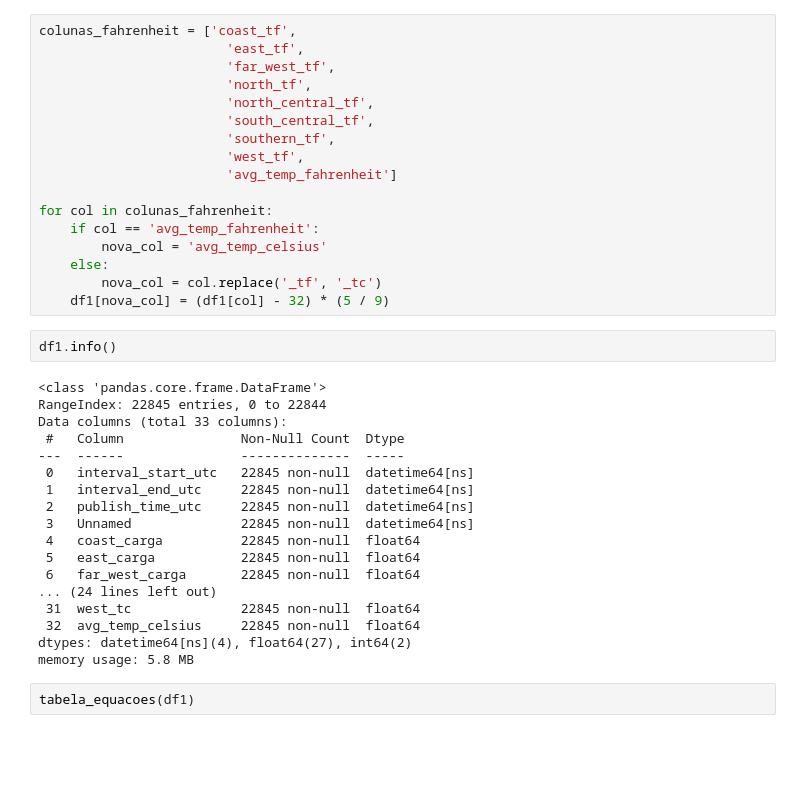
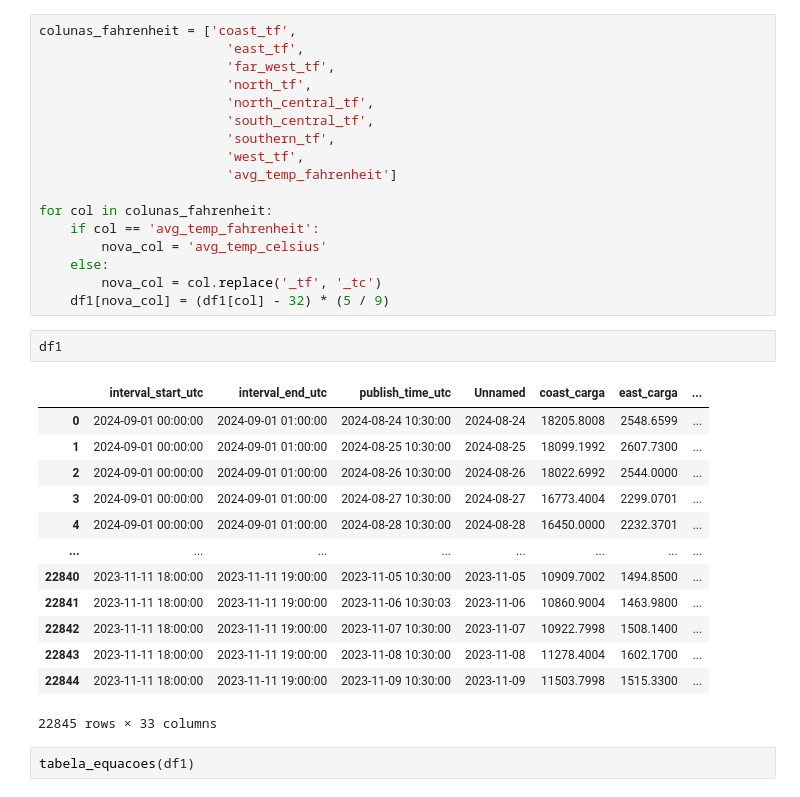
Before and after one commit to jrodrigotico/serena-tcc, a Jupyter notebook: debug_modelo.ipynb, the cells around one changed output. Cells and saved outputs as stored; diff of their text form; blank space fills up the shorter version.

```diff
--- a/debug_modelo.ipynb
+++ b/debug_modelo.ipynb
@@ -37,25 +37,21 @@ for col in colunas_fahrenheit:
         nova_col = col.replace('_tf', '_tc')
     df1[nova_col] = (df1[col] - 32) * (5 / 9)
 # %%
-df1.info()
+df1
 # %% [output]
+|  | interval_start_utc | interval_end_utc | publish_time_utc | Unnamed | coast_carga | east_carga | ... |
+| 0 | 2024-09-01 00:00:00 | 2024-09-01 01:00:00 | 2024-08-24 10:30:00 | 2024-08-24 | 18205.8008 | 2548.6599 | ... |
+| 1 | 2024-09-01 00:00:00 | 2024-09-01 01:00:00 | 2024-08-25 10:30:00 | 2024-08-25 | 18099.1992 | 2607.7300 | ... |
+| 2 | 2024-09-01 00:00:00 | 2024-09-01 01:00:00 | 2024-08-26 10:30:00 | 2024-08-26 | 18022.6992 | 2544.0000 | ... |
+| 3 | 2024-09-01 00:00:00 | 2024-09-01 01:00:00 | 2024-08-27 10:30:00 | 2024-08-27 | 16773.4004 | 2299.0701 | ... |
+| 4 | 2024-09-01 00:00:00 | 2024-09-01 01:00:00 | 2024-08-28 10:30:00 | 2024-08-28 | 16450.0000 | 2232.3701 | ... |
+| ... | ... | ... | ... | ... | ... | ... | ... |
+| 22840 | 2023-11-11 18:00:00 | 2023-11-11 19:00:00 | 2023-11-05 10:30:00 | 2023-11-05 | 10909.7002 | 1494.8500 | ... |
+| 22841 | 2023-11-11 18:00:00 | 2023-11-11 19:00:00 | 2023-11-06 10:30:03 | 2023-11-06 | 10860.9004 | 1463.9800 | ... |
+| 22842 | 2023-11-11 18:00:00 | 2023-11-11 19:00:00 | 2023-11-07 10:30:00 | 2023-11-07 | 10922.7998 | 1508.1400 | ... |
+| 22843 | 2023-11-11 18:00:00 | 2023-11-11 19:00:00 | 2023-11-08 10:30:00 | 2023-11-08 | 11278.4004 | 1602.1700 | ... |
+| 22844 | 2023-11-11 18:00:00 | 2023-11-11 19:00:00 | 2023-11-09 10:30:00 | 2023-11-09 | 11503.7998 | 1515.3300 | ... |
-<class 'pandas.core.frame.DataFrame'>
-RangeIndex: 22845 entries, 0 to 22844
-Data columns (total 33 columns):
- #   Column               Non-Null Count  Dtype
----  ------               --------------  -----
- 0   interval_start_utc   22845 non-null  datetime64[ns]
- 1   interval_end_utc     22845 non-null  datetime64[ns]
- 2   publish_time_utc     22845 non-null  datetime64[ns]
- 3   Unnamed              22845 non-null  datetime64[ns]
- 4   coast_carga          22845 non-null  float64
- 5   east_carga           22845 non-null  float64
- 6   far_west_carga       22845 non-null  float64
-... (24 lines left out)
- 31  west_tc              22845 non-null  float64
- 32  avg_temp_celsius     22845 non-null  float64
-dtypes: datetime64[ns](4), float64(27), int64(2)
-memory usage: 5.8 MB
+22845 rows × 33 columns
 # %%
 tabela_equacoes(df1)
 # %% [output]
```
Also changed, not shown: parts of 4 cells of this notebook.
